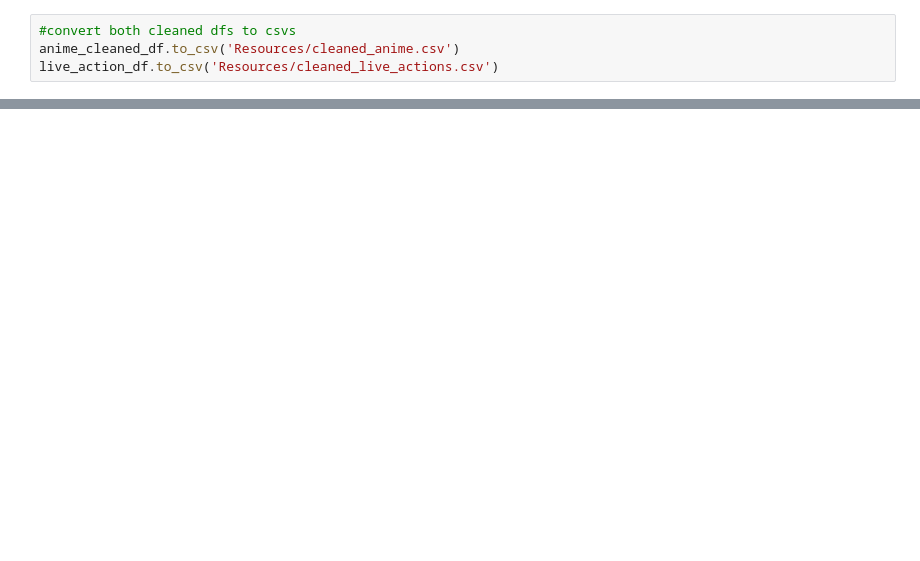
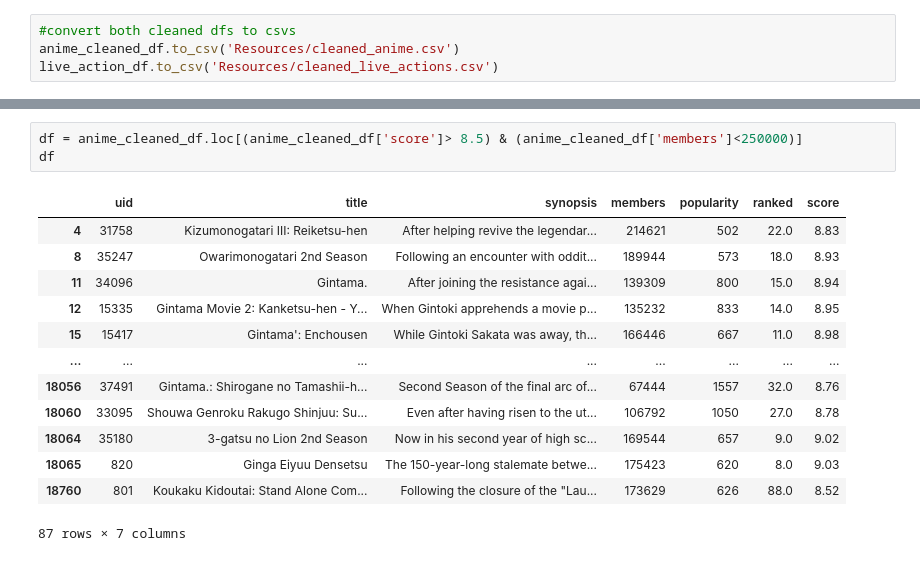
Before and after one commit to dseg27/Animeniacs, a Jupyter notebook: databases.ipynb, the cells around one changed output, grey strips where cells are left out. Drawn from its saved outputs; the diff is of its cells as text; blank space fills up the shorter version.

```diff
--- a/databases.ipynb
+++ b/databases.ipynb
@@ -151,0 +312,17 @@ plt.show()
+# %%
+df = anime_cleaned_df.loc[(anime_cleaned_df['score']> 8.5) & (anime_cleaned_df['members']<250000)]
+df
+# %% [output]
+|  | uid | title | synopsis | members | popularity | ranked | score |
+| 4 | 31758 | Kizumonogatari III: Reiketsu-hen | After helping revive the legendar... | 214621 | 502 | 22.0 | 8.83 |
+| 8 | 35247 | Owarimonogatari 2nd Season | Following an encounter with oddit... | 189944 | 573 | 18.0 | 8.93 |
+| 11 | 34096 | Gintama. | After joining the resistance agai... | 139309 | 800 | 15.0 | 8.94 |
+| 12 | 15335 | Gintama Movie 2: Kanketsu-hen - Y... | When Gintoki apprehends a movie p... | 135232 | 833 | 14.0 | 8.95 |
+| 15 | 15417 | Gintama': Enchousen | While Gintoki Sakata was away, th... | 166446 | 667 | 11.0 | 8.98 |
+| ... | ... | ... | ... | ... | ... | ... | ... |
+| 18056 | 37491 | Gintama.: Shirogane no Tamashii-h... | Second Season of the final arc of... | 67444 | 1557 | 32.0 | 8.76 |
+| 18060 | 33095 | Shouwa Genroku Rakugo Shinjuu: Su... | Even after having risen to the ut... | 106792 | 1050 | 27.0 | 8.78 |
+| 18064 | 35180 | 3-gatsu no Lion 2nd Season | Now in his second year of high sc... | 169544 | 657 | 9.0 | 9.02 |
+| 18065 | 820 | Ginga Eiyuu Densetsu | The 150-year-long stalemate betwe... | 175423 | 620 | 8.0 | 9.03 |
+| 18760 | 801 | Koukaku Kidoutai: Stand Alone Com... | Following the closure of the "Lau... | 173629 | 626 | 88.0 | 8.52 |
+87 rows × 7 columns
```
Also changed, not shown: parts of 24 cells of this notebook, 1 other file.
